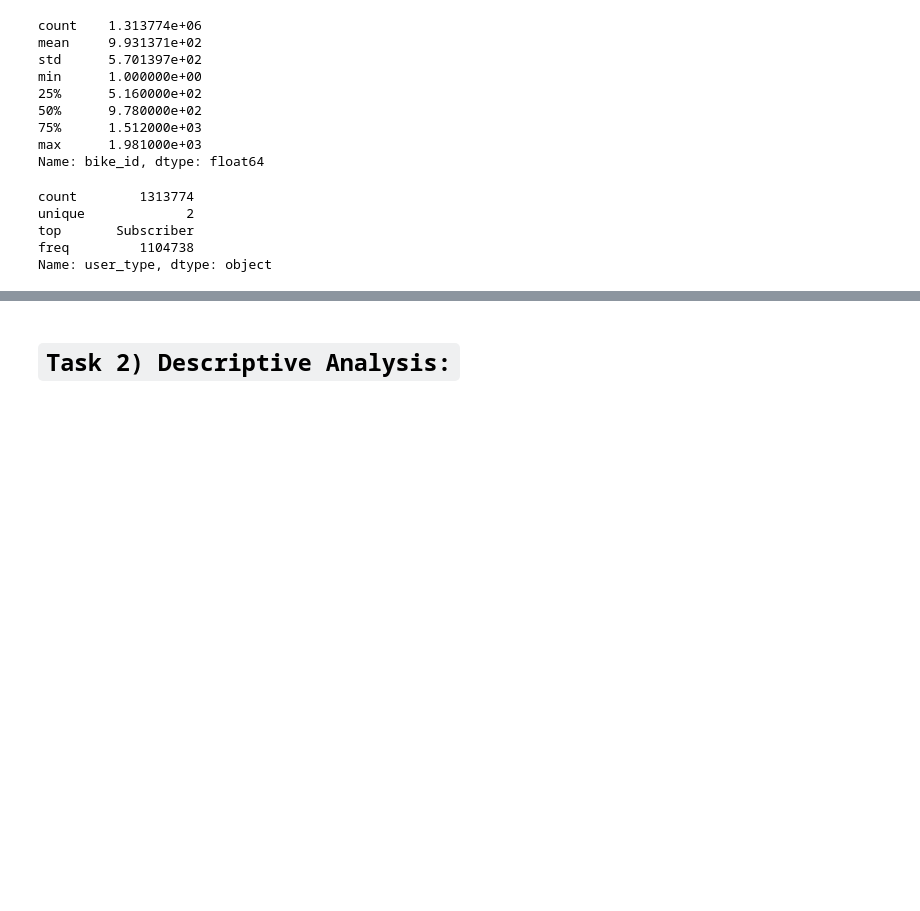
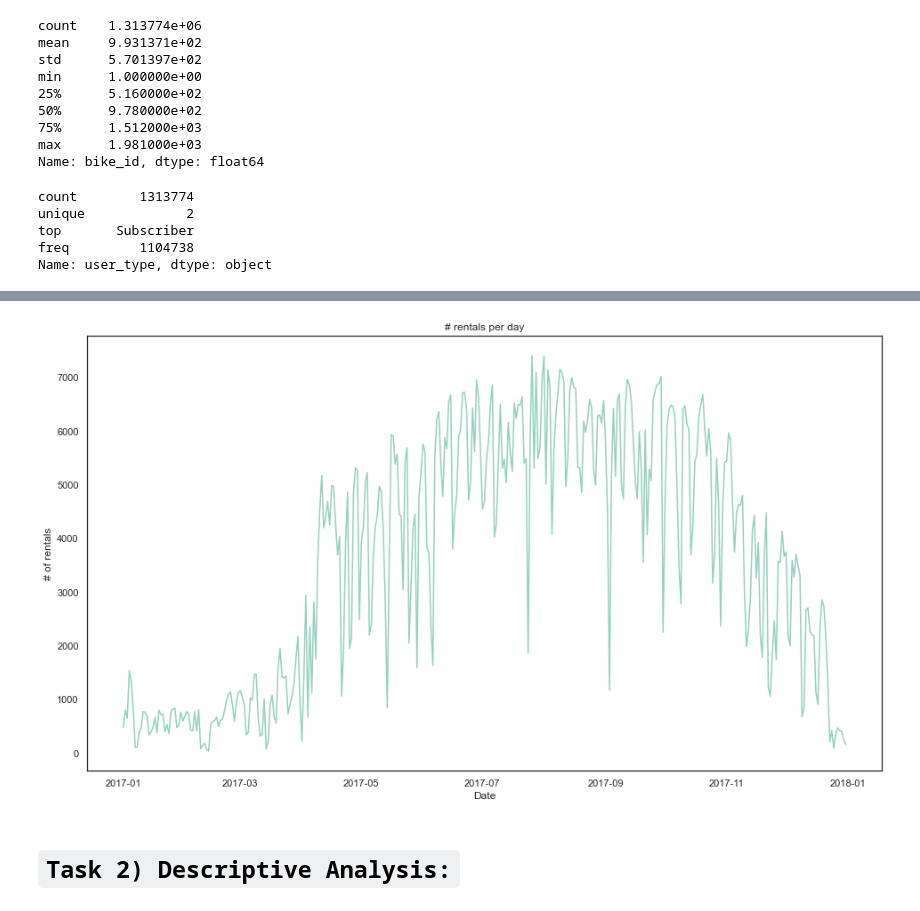
Before and after one commit to NiklasNesseler/ProjectNotFound, a Jupyter notebook: DSML_GroupProject_Boston2017.ipynb, the cells around one changed output, grey strips where cells are left out. Saved outputs shown, nothing was run; the diff lists cells and outputs as text; code cells hidden in the pictures; blank space fills up the shorter version.

```diff
--- a/DSML_GroupProject_Boston2017.ipynb
+++ b/DSML_GroupProject_Boston2017.ipynb
@@ -39,5 +57,5 @@ import pandas as pd
 #TODO
 Detailed introduction to task 1 here
 # %%
-raw_data_boston = pd.read_csv("boston_2017.csv", sep=",", index_col="start_time")
+raw_data_boston = pd.read_csv("boston_2017.csv")
 #Problematisch bei gleicher Startzeit und ggbf. kompletten Dateipfad angeben notwendig
@@ -60,0 +62,5 @@ raw_data_boston
+# %%
+
+raw_data_boston["start_time"]=pd.to_datetime(raw_data_boston["start_time"])
+raw_data_boston["end_time"]=pd.to_datetime(raw_data_boston["end_time"])
+raw_data_boston
@@ -175,0 +258,15 @@ dtype: int64
+# %%
+def get_date (ts):
+    return ts.date()
+
+def get_weekday (ts):
+    return ts.weekday()
+
+def get_hour (ts):
+    return ts.hour
+def set1 (ts):
+    return 1
+# %%
+raw_data_boston["Date"] = raw_data_boston["start_time"].apply(lambda ts: get_date (ts))
+raw_data_boston["Rented"]=raw_data_boston["Date"].apply(lambda ts: set1(ts))
+raw_data_boston.head(50)
@@ -176,3 +291,16 @@ dtype: int64
+# %%
+bikes_rented_total = raw_data_boston.groupby("Date")["Rented"].sum()
+fig,ax = plt.subplots(figsize=(16,9))
+
+ax.plot(bikes_rented_total)
+
+ax.set_title("# rentals per day")
+ax.set_ylabel("# of rentals")
+ax.set_xlabel("Date")
+
+plt.show()
+# %% [output]
+[figure, added]
 # %% [markdown]
 # `Task 2) Descriptive Analysis:`
 # %% [markdown]
```
Also changed, not shown: parts of 14 cells of this notebook.
